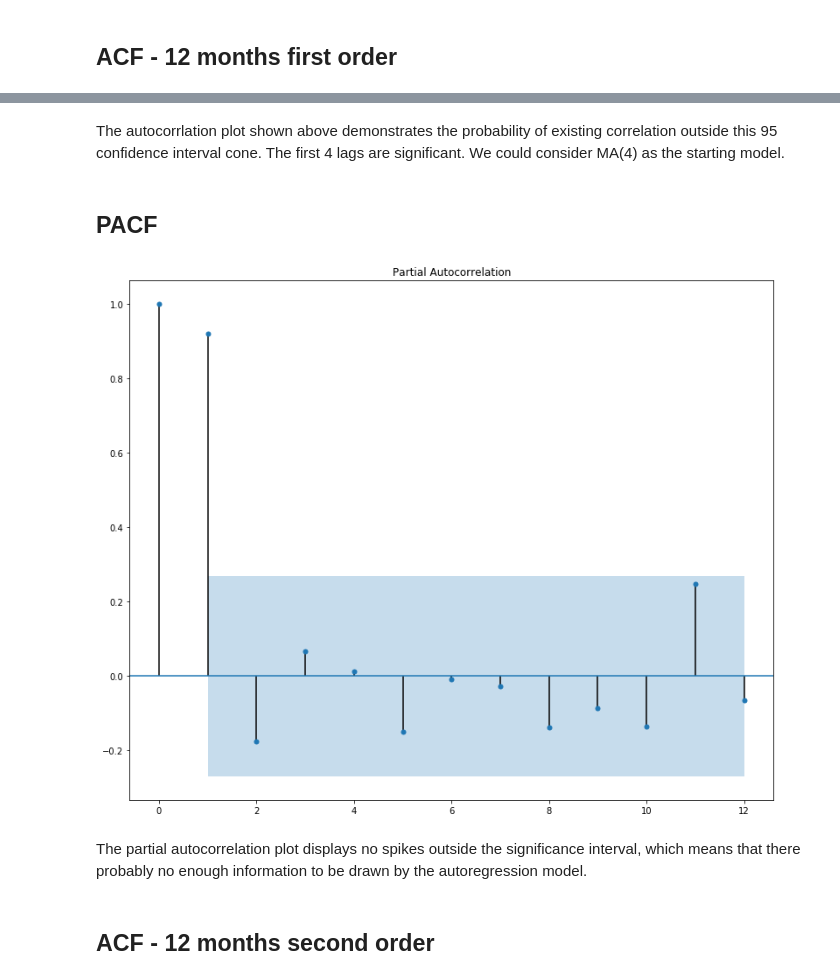
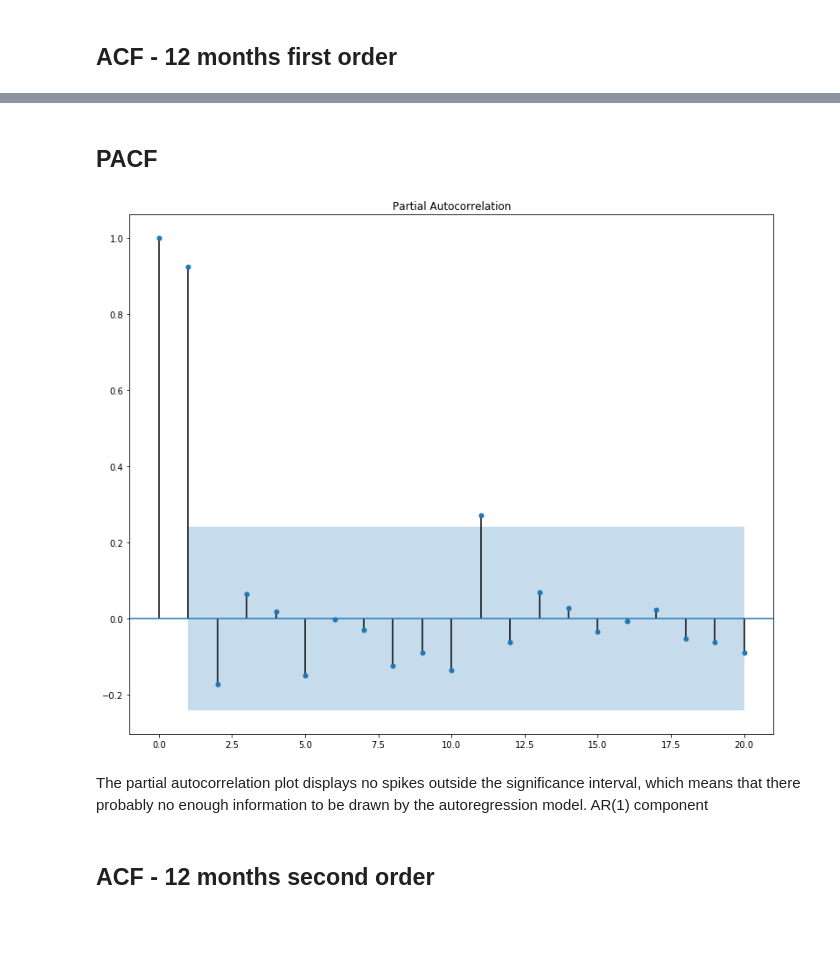
Before and after one commit to CyianNYU/DS-GA3001TS_Project, a Jupyter notebook: bitcoin_prediction-RNN.ipynb, the cells around one changed output, grey strips where cells are left out. Cells and saved outputs as stored; diff of their text form; code cells hidden in the pictures; blank space fills up the shorter version.

```diff
--- a/bitcoin_prediction-RNN.ipynb
+++ b/bitcoin_prediction-RNN.ipynb
@@ -255,15 +255,14 @@ plt.show()
-# %% [markdown]
-The autocorrlation plot shown above demonstrates the probability of existing correlation outside this 95 confidence interval cone. The first 4 lags are significant. We could consider MA(4) as the starting model.
 # %% [markdown]
 ## PACF
 # %%
-plot_pacf(btc_month.Close[13:].values.squeeze(), lags=12)
+plot_pacf(btc_month.Close.values.squeeze(), lags=20)
 plt.tight_layout()
 plt.show()
 # %% [output]
-[figure, old version]
+[figure, new version]
 # %% [markdown]
 The partial autocorrelation plot displays no spikes outside the significance interval, which means that there probably no enough information to be drawn by the autoregression model.
+AR(1) component
 # %% [markdown]
 ## ACF - 12 months second order
 # %%
```
Also changed, not shown: parts of 48 cells of this notebook.
